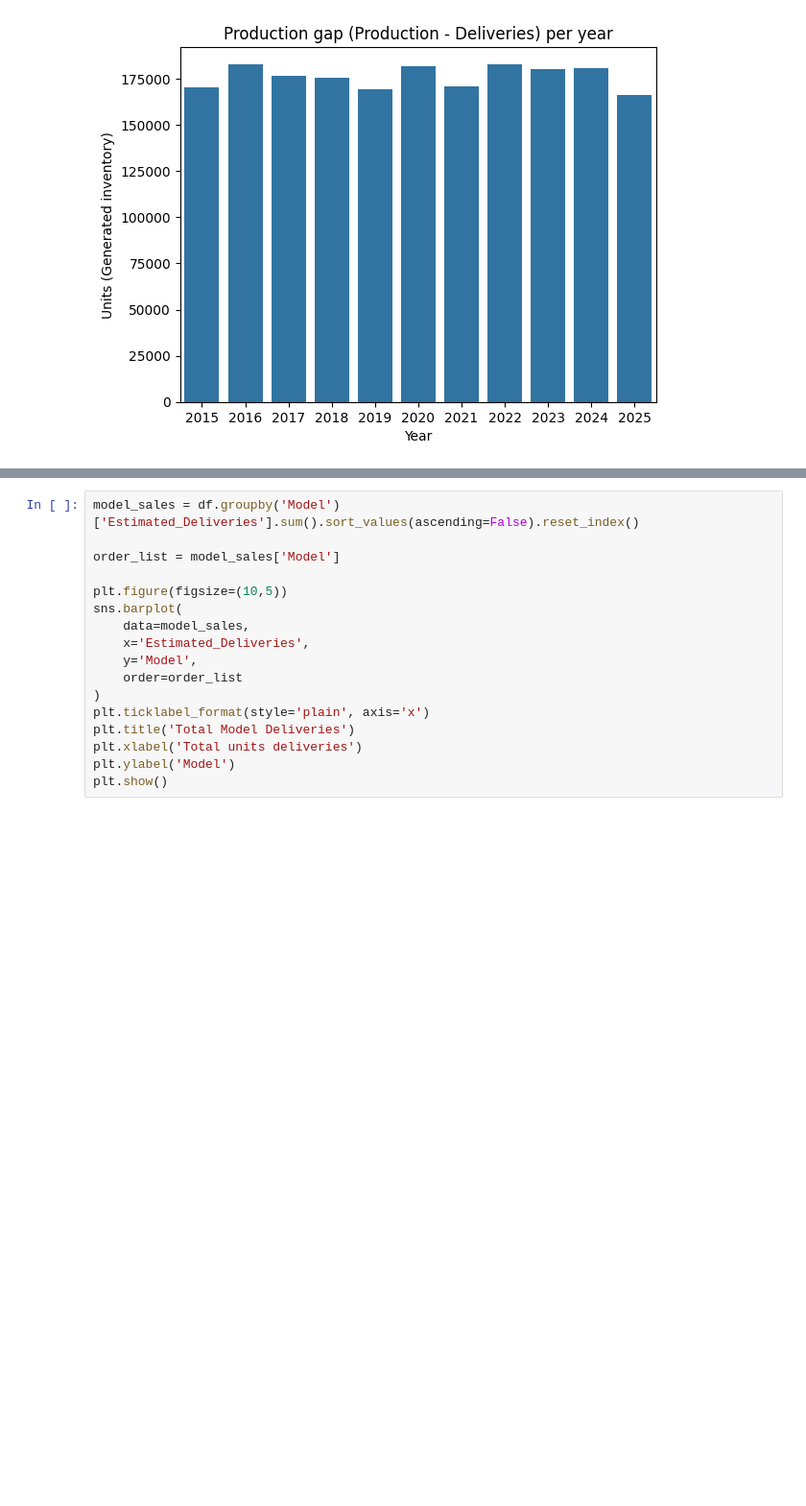
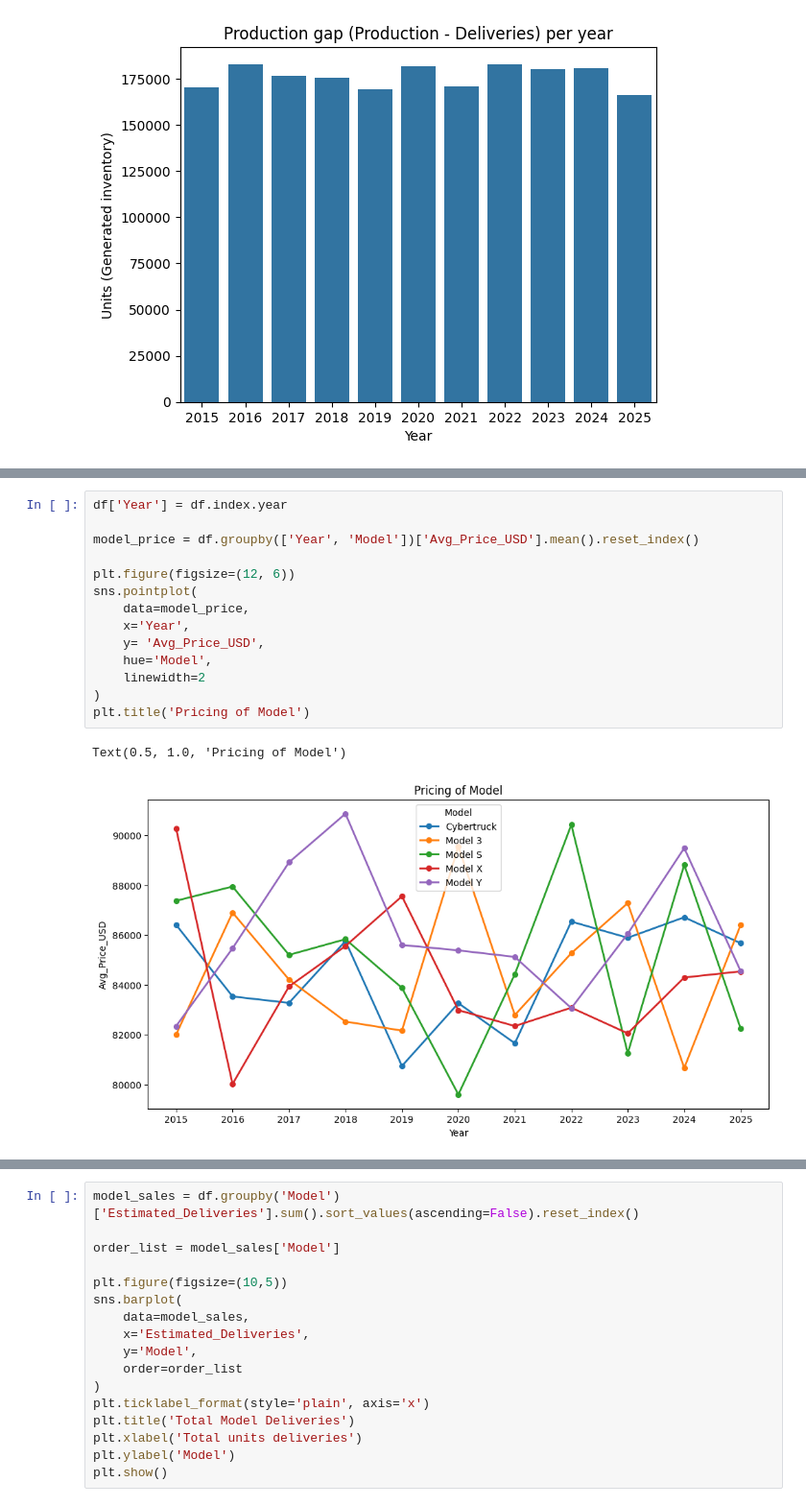
Before and after one commit to ThiagoPBorges/Tesla-Deliveries-and-Production, a Jupyter notebook: 03_exploratory_data_analysis.ipynb, the cells around one changed output, grey strips where cells are left out. Shown at 96% size. Saved outputs shown, nothing was run; the diff lists cells and outputs as text; blank space fills up the shorter version.

```diff
--- a/03_exploratory_data_analysis.ipynb
+++ b/03_exploratory_data_analysis.ipynb
@@ -83,0 +94,17 @@ plt.show()
+# %%
+df['Year'] = df.index.year
+
+model_price = df.groupby(['Year', 'Model'])['Avg_Price_USD'].mean().reset_index()
+
+plt.figure(figsize=(12, 6))
+sns.pointplot(
+    data=model_price,
+    x='Year',
+    y= 'Avg_Price_USD',
+    hue='Model',
+    linewidth=2
+)
+plt.title('Pricing of Model')
+# %% [output]
+Text(0.5, 1.0, 'Pricing of Model')
+[figure, added]
```
Also changed, not shown: parts of 4 cells of this notebook.
